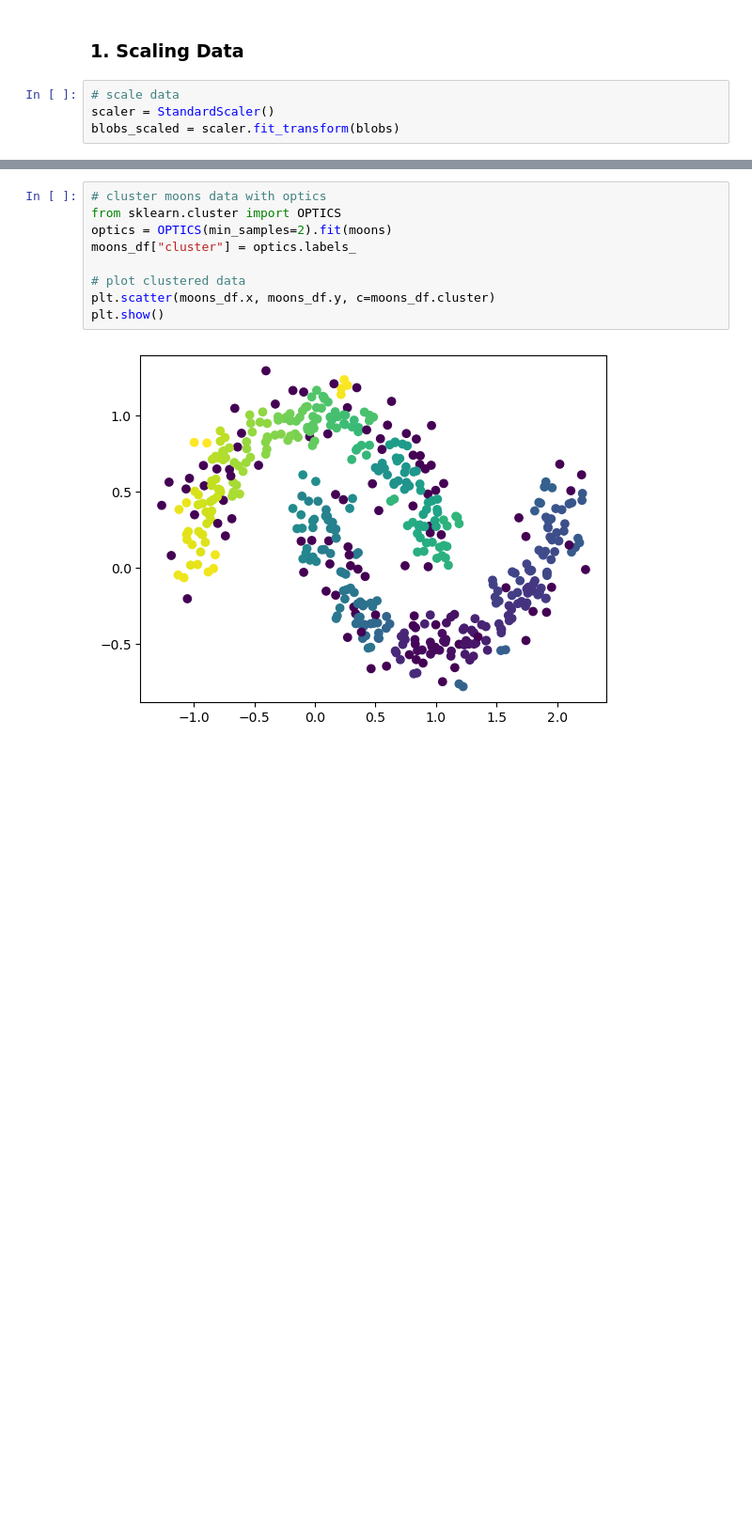
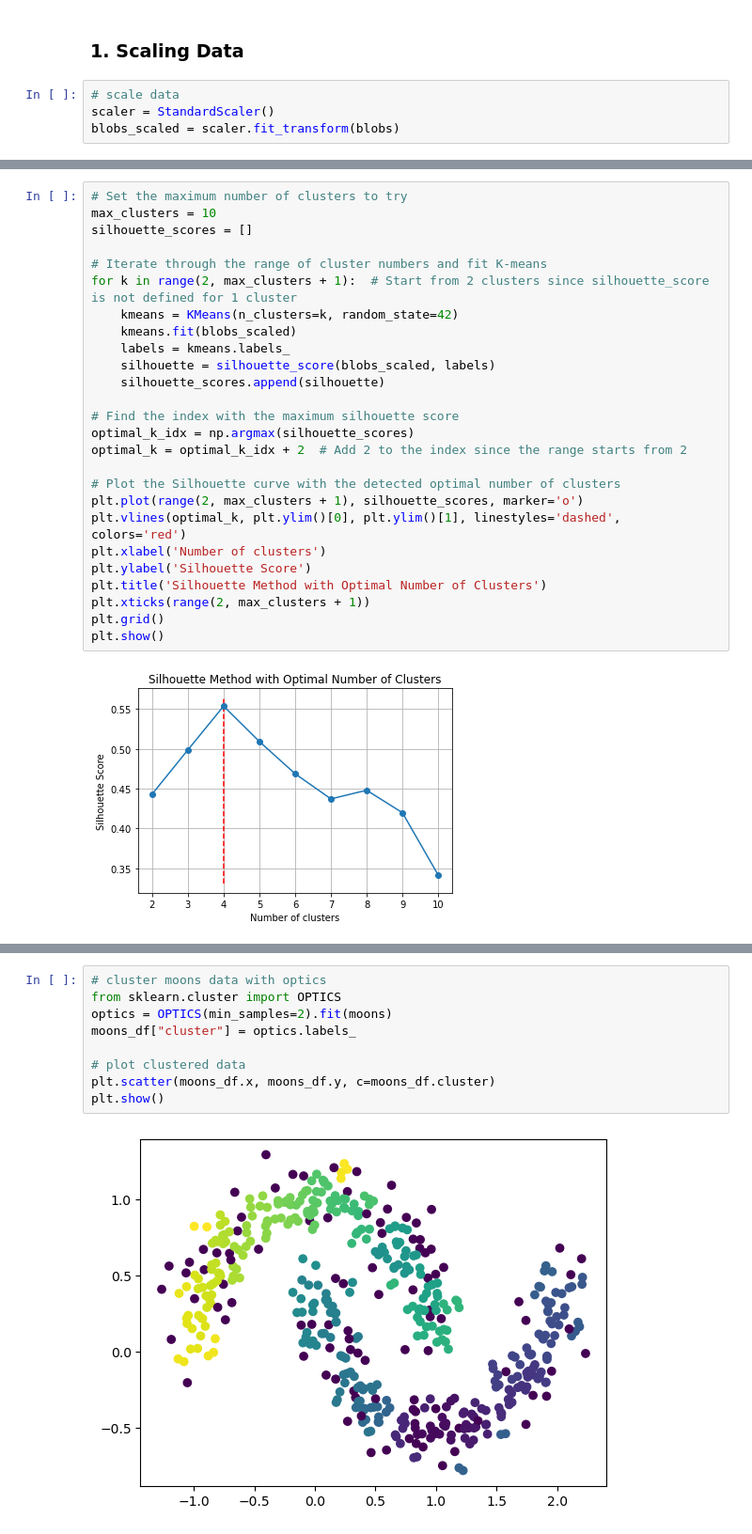
Before and after one commit to lukegge/MachineLearningCourse, a Jupyter notebook: assignment_2.ipynb, the cells around one changed output, grey strips where cells are left out. Shown at 94% size. Cells and saved outputs as stored; diff of their text form; blank space fills up the shorter version.

```diff
--- a/assignment_2.ipynb
+++ b/assignment_2.ipynb
@@ -122,0 +130,28 @@ plt.show()
+# %%
+# Set the maximum number of clusters to try
+max_clusters = 10
+silhouette_scores = []
+
+# Iterate through the range of cluster numbers and fit K-means
+for k in range(2, max_clusters + 1):  # Start from 2 clusters since silhouette_score is not defined for 1 cluster
+    kmeans = KMeans(n_clusters=k, random_state=42)
+    kmeans.fit(blobs_scaled)
+    labels = kmeans.labels_
+    silhouette = silhouette_score(blobs_scaled, labels)
+    silhouette_scores.append(silhouette)
+
+# Find the index with the maximum silhouette score
+optimal_k_idx = np.argmax(silhouette_scores)
+optimal_k = optimal_k_idx + 2  # Add 2 to the index since the range starts from 2
+
+# Plot the Silhouette curve with the detected optimal number of clusters
+plt.plot(range(2, max_clusters + 1), silhouette_scores, marker='o')
+plt.vlines(optimal_k, plt.ylim()[0], plt.ylim()[1], linestyles='dashed', colors='red')
+plt.xlabel('Number of clusters')
+plt.ylabel('Silhouette Score')
+plt.title('Silhouette Method with Optimal Number of Clusters')
+plt.xticks(range(2, max_clusters + 1))
+plt.grid()
+plt.show()
+# %% [output]
+[figure, added]
```
Also changed, not shown: parts of 13 cells of this notebook, 1 other file.
